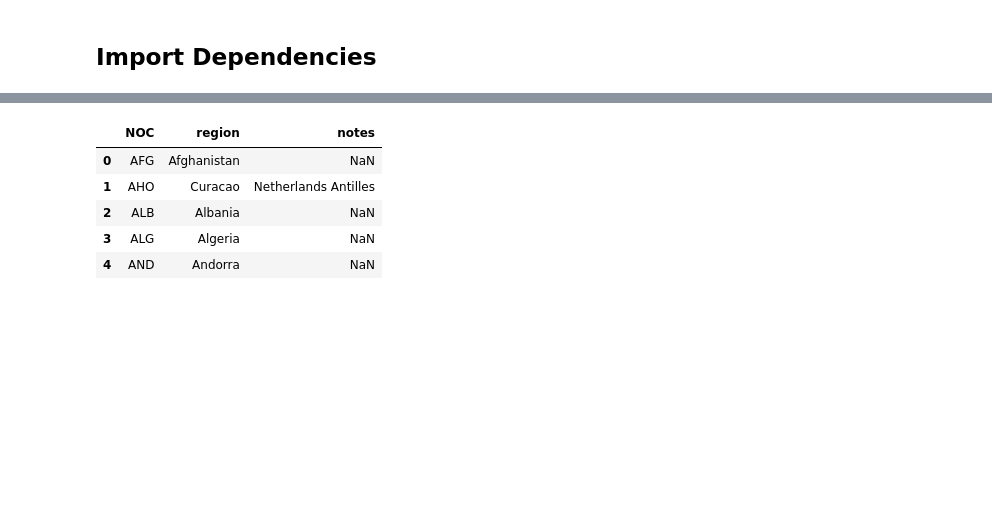
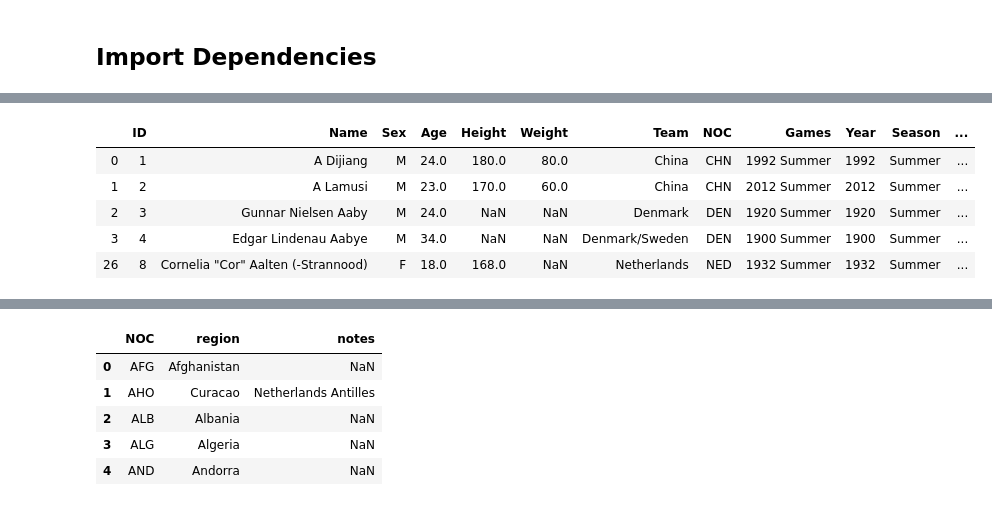
Before and after one commit to dowripple/ProjectOneRepo_JeremyKasieMichael, a Jupyter notebook: notebooks/olympicHeights.ipynb, the cells around one changed output, grey strips where cells are left out. Drawn from its saved outputs; the diff is of its cells as text; code cells hidden in the pictures; blank space fills up the shorter version.

```diff
--- a/notebooks/olympicHeights.ipynb
+++ b/notebooks/olympicHeights.ipynb
@@ -184,0 +61,22 @@ len(womens_data)
+# %%
+# New data fram to store the summer data only, using "loc"
+summer_df = athletes_df.loc[athletes_df['Season']=='Summer']
+
+# making sure it's a datafram (spoiler alert, it is)
+# type(summer_df)
+
+# get length of summer, just to verify
+summer_count = len(summer_df)
+
+# print once just to verify
+# print(summer_count)
+
+# Preview of Summer data
+summer_df.head()
+# %% [output]
+|  | ID | Name | Sex | Age | Height | Weight | Team | NOC | Games | Year | Season | ... |
+| 0 | 1 | A Dijiang | M | 24.0 | 180.0 | 80.0 | China | CHN | 1992 Summer | 1992 | Summer | ... |
+| 1 | 2 | A Lamusi | M | 23.0 | 170.0 | 60.0 | China | CHN | 2012 Summer | 2012 | Summer | ... |
+| 2 | 3 | Gunnar Nielsen Aaby | M | 24.0 | NaN | NaN | Denmark | DEN | 1920 Summer | 1920 | Summer | ... |
+| 3 | 4 | Edgar Lindenau Aabye | M | 34.0 | NaN | NaN | Denmark/Sweden | DEN | 1900 Summer | 1900 | Summer | ... |
+| 26 | 8 | Cornelia "Cor" Aalten (-Strannood) | F | 18.0 | 168.0 | NaN | Netherlands | NED | 1932 Summer | 1932 | Summer | ... |
```
Also changed, not shown: parts of 40 cells of this notebook.
